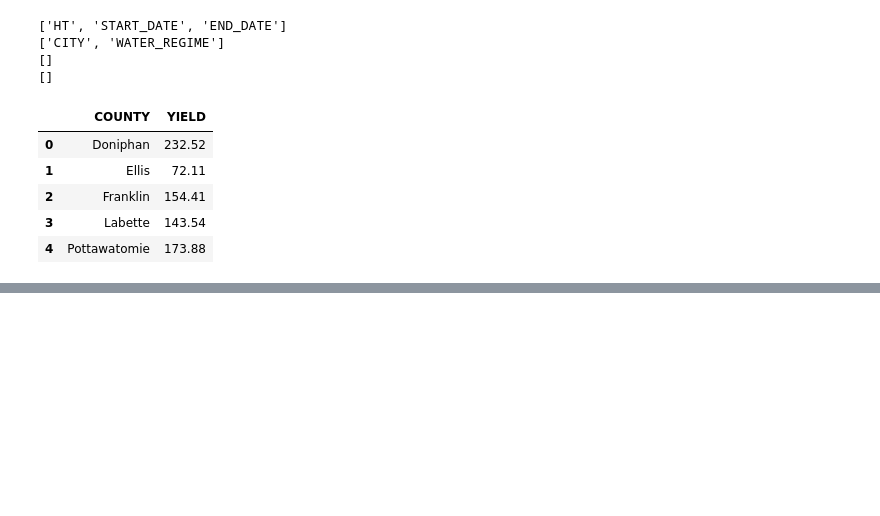
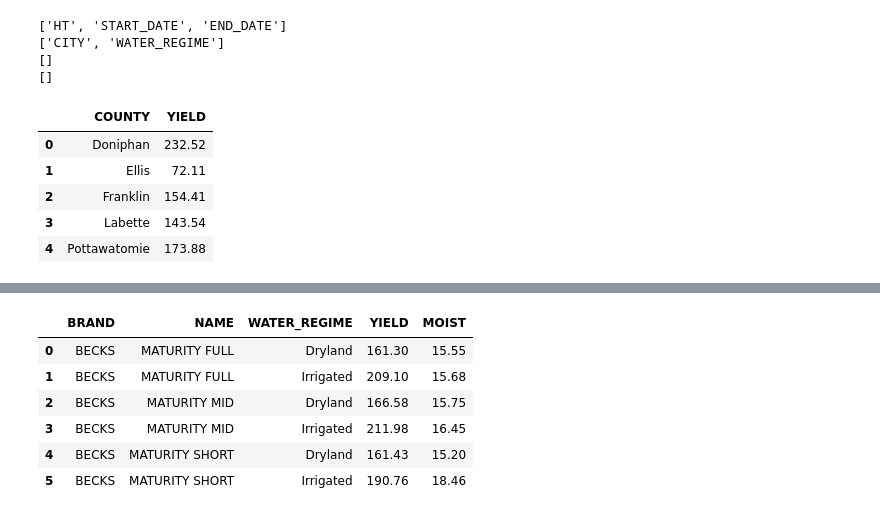
Before and after one commit to Ciampitti-Lab/AVYield, a Jupyter notebook: data/data_exp.ipynb, the cells around one changed output, grey strips where cells are left out. Cells and saved outputs as stored; diff of their text form; code cells hidden in the pictures; blank space fills up the shorter version.

```diff
--- a/data/data_exp.ipynb
+++ b/data/data_exp.ipynb
@@ -268,0 +294,14 @@ test.head()
+# %%
+df = df.groupby(['BRAND', 'NAME', 'WATER_REGIME']).agg(
+            {'YIELD': lambda x: round(x.mean(), 2),
+             'MOIST': lambda x: round(x.mean(), 2)}
+        ).reset_index()
+df
+# %% [output]
+|  | BRAND | NAME | WATER_REGIME | YIELD | MOIST |
+| 0 | BECKS | MATURITY FULL | Dryland | 161.30 | 15.55 |
+| 1 | BECKS | MATURITY FULL | Irrigated | 209.10 | 15.68 |
+| 2 | BECKS | MATURITY MID | Dryland | 166.58 | 15.75 |
+| 3 | BECKS | MATURITY MID | Irrigated | 211.98 | 16.45 |
+| 4 | BECKS | MATURITY SHORT | Dryland | 161.43 | 15.20 |
+| 5 | BECKS | MATURITY SHORT | Irrigated | 190.76 | 18.46 |
```
Also changed, not shown: parts of 5 cells of this notebook, 5 other files.
